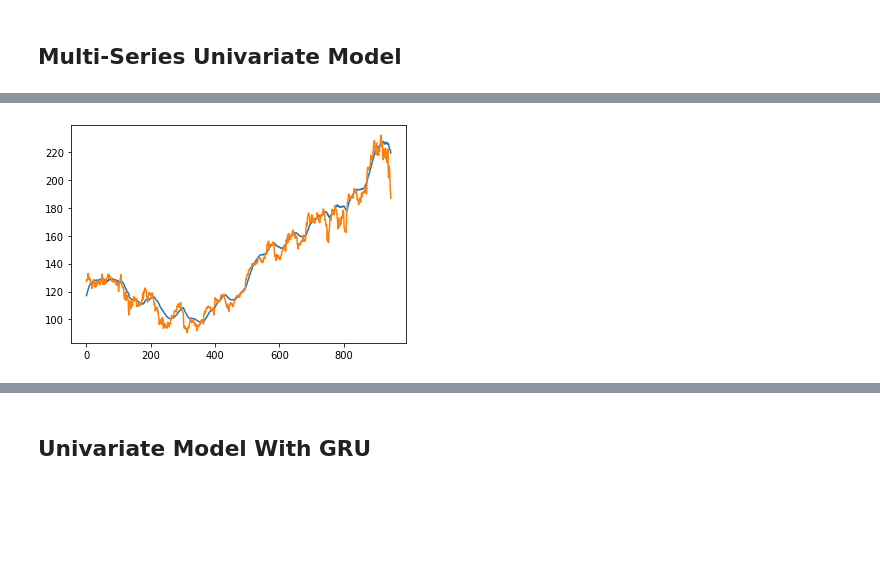
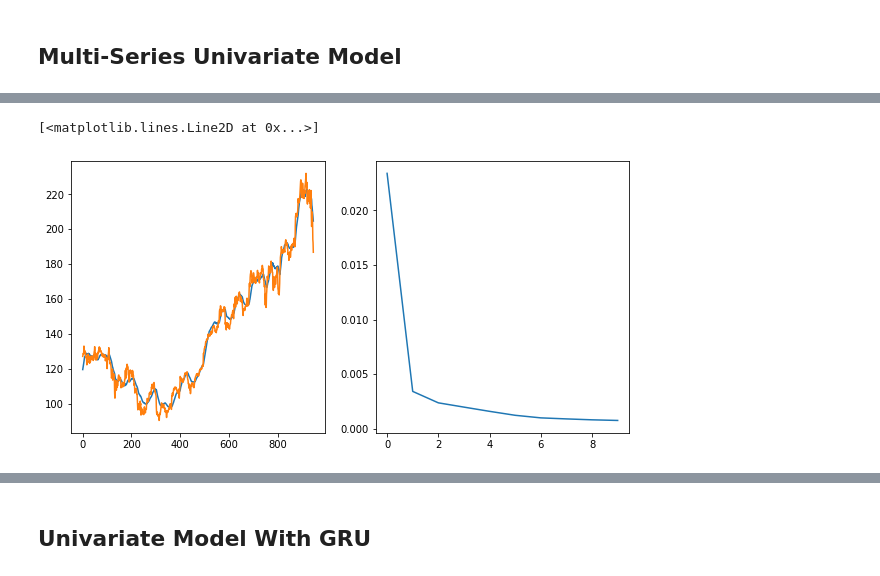
Before and after one commit to Samarmy/CS545TP, a Jupyter notebook: Armstrong-Choudhary-Hua-project.ipynb, the cells around one changed output, grey strips where cells are left out. Cells and saved outputs as stored; diff of their text form; code cells hidden in the pictures; blank space fills up the shorter version.

Commit message:
additional plot edits

```diff
--- a/Armstrong-Choudhary-Hua-project.ipynb
+++ b/Armstrong-Choudhary-Hua-project.ipynb
@@ -163,7 +163,7 @@ regressor.add(Dropout(0.25))
 # Adding the output layer
 regressor.add(Dense(units = 1))
 # %%
-algorithms = ['adam', 'adagrad', 'sgd']
+algorithms = ['adam', 'adagrad']
 for i in algorithms:
     print(f'Training with: {" ".join(str(x) for x in algorithms)}')
     # Compiling the RNN
@@ -735,7 +734,8 @@ X_train = np.array(X_train)
 # Initialising the RNN
 regressor = Sequential()
 
-regressor.add(TimeDistributed(Conv1D(filters=64, kernel_size=1, activation='relu'), input_shape=(None, look_back_uni_series, 2)))
+regressor.add(TimeDistributed(Conv1D(filters=64, kernel_size=1, activation='relu'),
+                              input_shape=(None, look_back_uni_series, 2)))
 regressor.add(TimeDistributed(MaxPooling1D(pool_size=2)))
 regressor.add(TimeDistributed(Flatten()))
 regressor.add(LSTM(10, return_sequences = True, activation='relu'))
@@ -747,8 +747,21 @@ regressor.add(Dense(units = 1))
 regressor.compile(optimizer = 'adam', loss = 'mean_squared_error')
 
 # Fitting the RNN to the Training set
-regressor.fit(X_train.reshape(X_train.shape[0], 1, X_train.shape[1], X_train.shape[2]), Y_train, epochs = 10)
-predicted_stock_price = regressor.predict(X_train.reshape(X_train.shape[0], 1, X_train.shape[1], X_train.shape[2])).reshape(-1, 1)
+history =regressor.fit(X_train.reshape(X_train.shape[0], 1, X_train.shape[1], X_train.shape[2]),
+              Y_train, epochs = 10)
+predicted_stock_price = regressor.predict(X_train.reshape(X_train.shape[0], 1,
+                                                          X_train.shape[1], X_train.shape[2])).reshape(-1, 1)
+
+
+
+
+plt.figure(figsize=(10, 5))
+plt.subplot(1, 2, 1)
+plt.plot(scUniSeries2.inverse_transform(predicted_stock_price))
+plt.plot(scUniSeries2.inverse_transform(Y_train))
+
+plt.subplot(1, 2, 2)
+plt.plot(history.history['loss'])
 # %% [output]
 Train on 947 samples
 Epoch 1/10
@@ -770,9 +783,5 @@ Epoch 10/10
+[<matplotlib.lines.Line2D at 0x...>]
+[figure, added]
-# %%
-plt.plot(scUniSeries2.inverse_transform(predicted_stock_price))
-plt.plot(scUniSeries2.inverse_transform(Y_train))
-plt.show()
-# %% [output]
-[figure, removed]
 # %%
 X_test = []
 for i in range(look_back_uni_series, testing_set.shape[0]):
```
Also changed, not shown: parts of 12 cells of this notebook.
